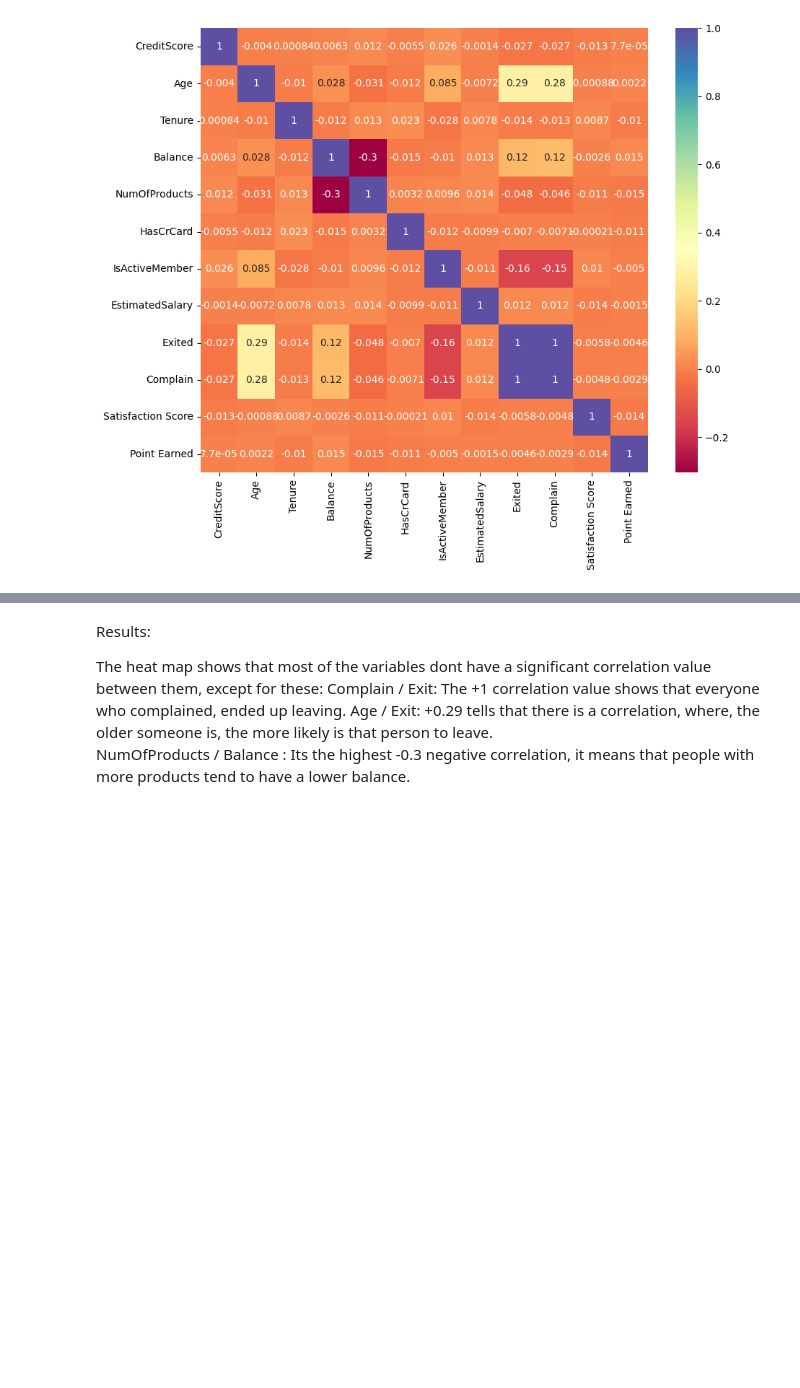
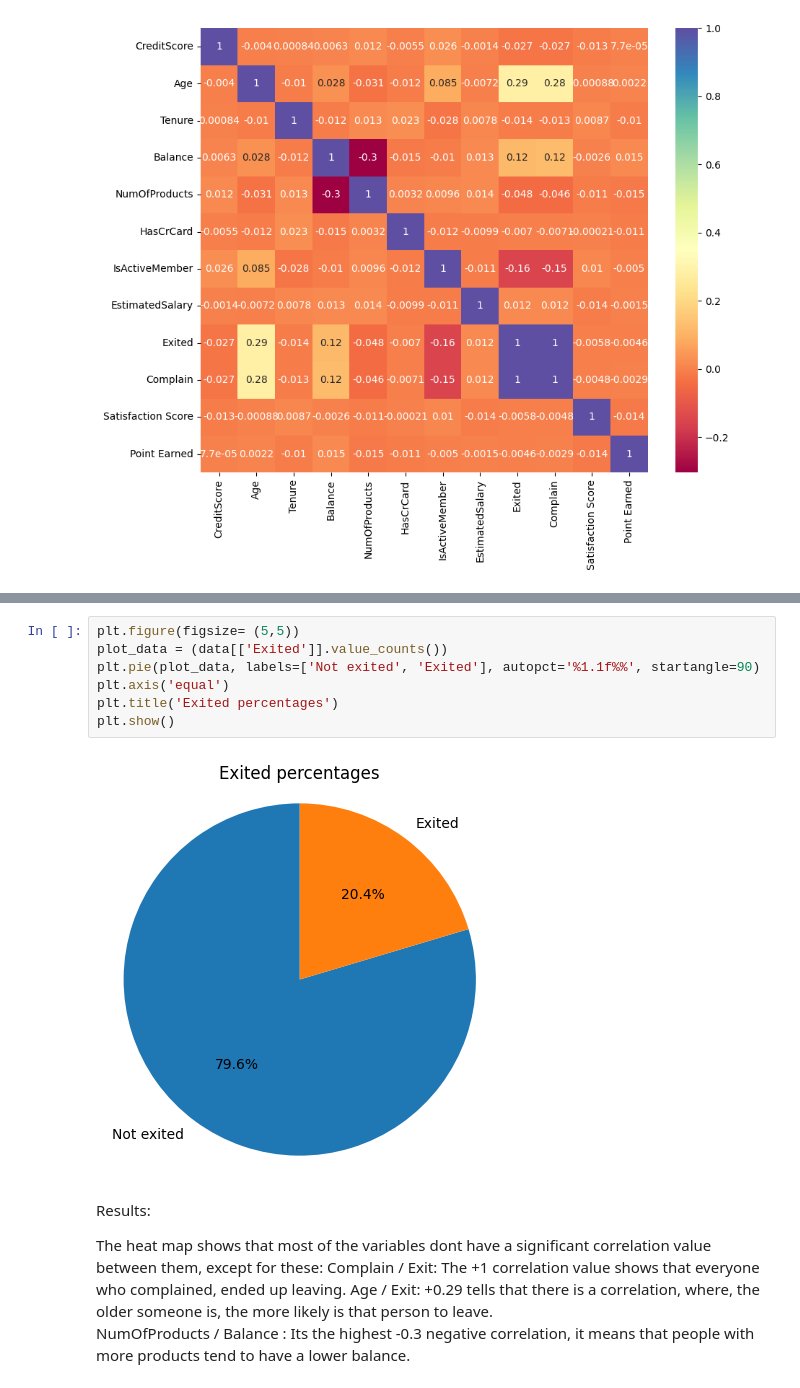
Before and after one commit to MateoPerezSuarez/Bank-Churn-Project, a Jupyter notebook: EDA_process.ipynb, the cells around one changed output, grey strips where cells are left out. Cells and saved outputs as stored; diff of their text form; blank space fills up the shorter version.

```diff
--- a/EDA_process.ipynb
+++ b/EDA_process.ipynb
@@ -136,3 +151,12 @@ plt.show()
+# %%
+plt.figure(figsize= (5,5))
+plot_data = (data[['Exited']].value_counts())
+plt.pie(plot_data, labels=['Not exited', 'Exited'], autopct='%1.1f%%', startangle=90)
+plt.axis('equal')
+plt.title('Exited percentages')
+plt.show()
+# %% [output]
+[figure, added]
 # %% [markdown]
 Results:
 
```
Also changed, not shown: parts of 2 cells of this notebook.
